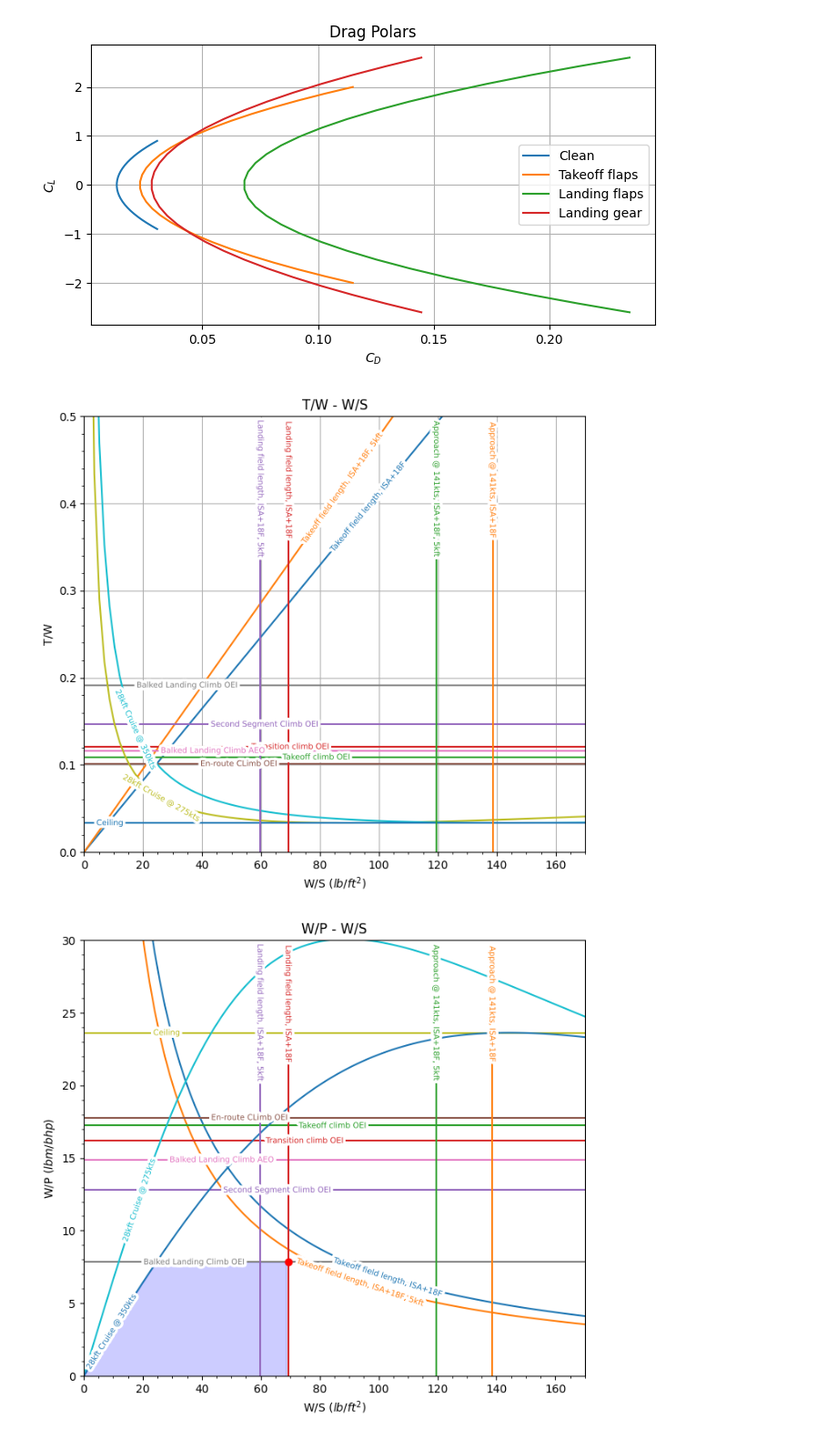
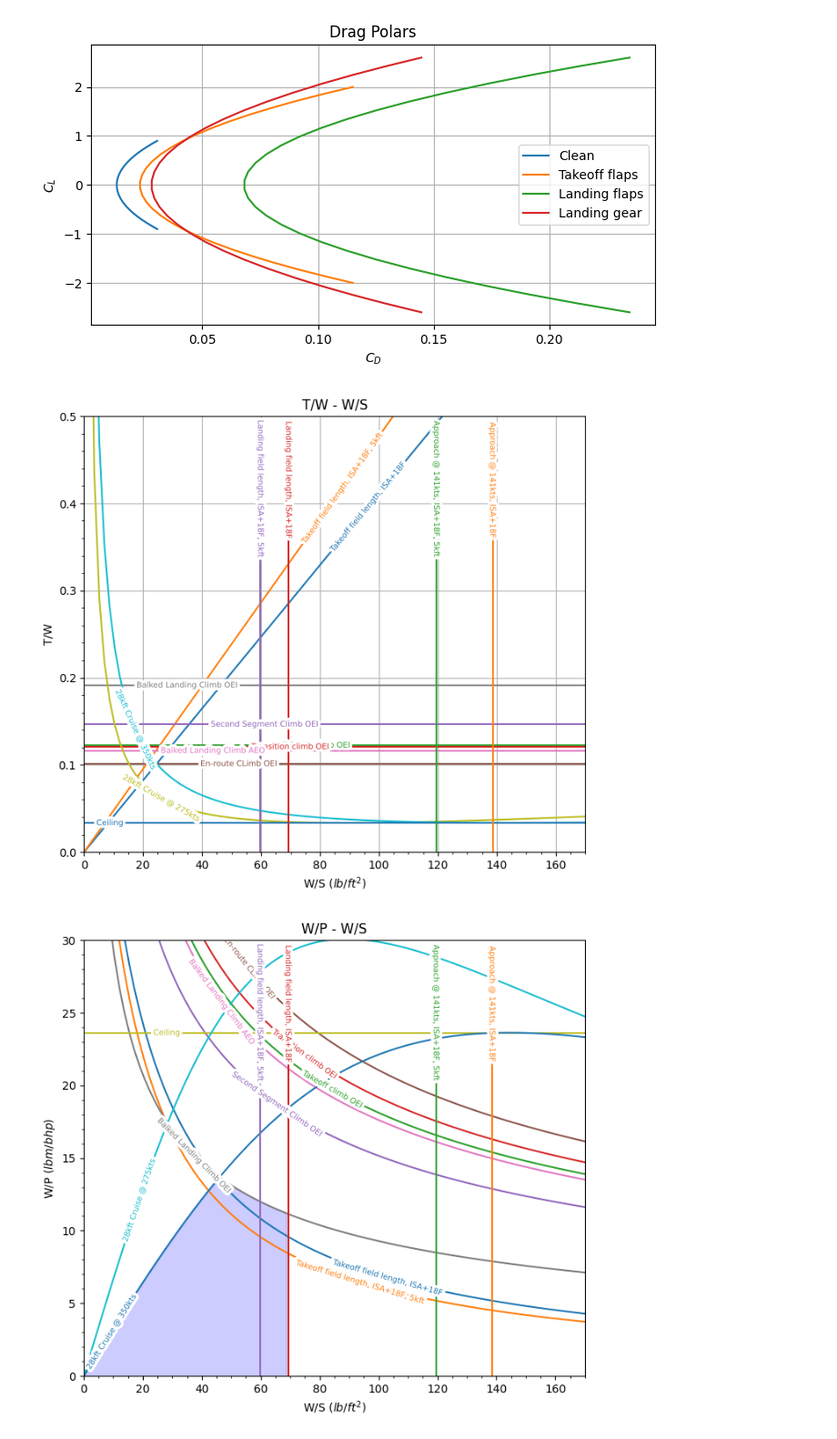
Before and after one commit to jucobee/START, a Jupyter notebook: A4/PowerLoading.ipynb, the cells around one changed output. Shown at 91% size. Cells and saved outputs as stored; diff of their text form; code cells hidden in the pictures.

```diff
--- a/A4/PowerLoading.ipynb
+++ b/A4/PowerLoading.ipynb
@@ -76,20 +76,22 @@ TOP_25 = BFL/37.5
 rho_SLp18F = 0.0024428 # slug/ft3, density at ISA + 18F
 rho_p18F_5kft = 0.002107 # slug/ft3, density at ISA + 18F
 rho_SL = 0.0025332 # slug/ft3, density at ISA
-tw_tofl = ws/((rho_SLp18F/rho_SL)*CL_max_TO*TOP_25)
-wp_tofl = 1/(0.3467*tw_tofl)
+# tw_tofl = ws/((rho_SLp18F/rho_SL)*CL_max_TO*TOP_25)
+# wp_tofl = 1/(0.3467*tw_tofl)
 
-tw_tofl_5kft = ws/((rho_p18F_5kft/rho_SL)*CL_max_TO*TOP_25)
-wp_tofl_5kft = 1/(0.3467*tw_tofl_5kft)
+# tw_tofl_5kft = ws/((rho_p18F_5kft/rho_SL)*CL_max_TO*TOP_25)
+# wp_tofl_5kft = 1/(0.3467*tw_tofl_5kft)
 
-# # military mod
-# s_TOG = BFL*0.6
-# k1=0.0376
-# k2=5.75*(20)**(-1/3)
-# muG=0.025
+# military mod # from roskam
+s_TOG = BFL*0.6
+k1=0.0376
+k2=5.75*(20)**(-1/3)
+muG=0.025
+wp_tofl = k2/((k1*ws/rho_SLp18F/s_TOG+0.72*(c_do + delta_cdo[1]))/CL_max_TO+muG)
+wp_tofl_5kft = k2/((k1*ws/rho_p18F_5kft/s_TOG+0.72*(c_do + delta_cdo[1]))/CL_max_TO+muG)
 # ws_tofl = s_TOG*rho_SLp18F*(CL_max_TO*(k2/wp-muG)-0.72*CD_0_TO)/k1
 # ws_tofl_5kft = s_TOG*rho_p18F_5kft*(CL_max_TO*(k2/wp-muG)-0.72*CD_0_TO)/k1
-# s_land = bfl * 0.6
+
 
 # rho_tot = 0.95  #given during tutorial
 # c_lto = 2.1
@@ -103,6 +105,7 @@ V_so = V_a/1.3
 def tw_climb(n_engines,n_engines_max,k_s,e_v,CL_max,CD_0,G,N):
     return ((n_engines_max/n_engines)*((((k_s**2)/CL_max)*(CD_0))+(CL_max/((k_s**2)*np.pi*e_v*AR))+G))*np.ones(N)
 
+CL_max_L = 3.3
 # TO climb
 n_engines_max = 2
 n_engines = 1
@@ -110,7 +113,8 @@ k_s_TO = 1.2
 G_TO = 0.012
 e_TO = 0.75
 c_lmax_TO = 2.1
-CD_0_TO = c_do
+V_so = np.sqrt((2*ws) / (rho_SL * CL_max_L))
+CD_0_TO = c_do + delta_cdo[1]
 tw_climb_TO = tw_climb(n_engines,n_engines_max,k_s_TO,e_TO,c_lmax_TO,CD_0_TO,G_TO,N)
 wp_climb_TO = 550*eta_p_climb/(tw_climb_TO*V_so*k_s_TO)
 
@@ -275,35 +279,35 @@ plt.plot(ws, wp_climb_BLC_OEI, label='Balked Landing Climb OEI', linestyle='-')
 plt.plot(ws, wp_ceil, label='Ceiling', linestyle='-')
 # plt.plot(ws, wp_maneuver, label='2.5g Maneuver', linestyle='-')
 
 plt.plot(ws, wp_cruise_min, label='28kft Cruise @ 275kts', linestyle='-')
 plt.plot(ws, wp_cruise_target, label='28kft Cruise @ 350kts', linestyle='-')
 
 plt.plot(ws_approach_SLp18[int(N/7):], np.flip(wp)[int(N/7):], label='Approach @ 141kts, ISA+18F', linestyle='-')
 plt.plot(ws_approach_p18_5kft[int(N/6):], np.flip(wp)[int(N/6):], label='Approach @ 141kts, ISA+18F, 5kft', linestyle='-')
 plt.plot(ws_landing_SLp18[int(N/7):], np.flip(wp)[int(N/7):], label='Landing field length, ISA+18F', linestyle='-')
 plt.plot(ws_landing_p18_5kft[int(N/6):], np.flip(wp)[int(N/6):], label='Landing field length, ISA+18F, 5kft', linestyle='-')
 
 # plt.plot(ws, tw_climb, label='Takeoff climb', linestyle='-')
 
 plt.ylim(0, 30), plt.xlim(0, 170)
 # plt.grid()
 plt.minorticks_on()
 labelLines(plt.gca().get_lines(), zorder=2.5,fontsize = 7,xvals=(0,150))
 plt.scatter(ws_landing_SLp18[0],wp_climb_BLC_OEI[0], zorder=5,color='red',label='Design Point')
 
 
 plt.fill_between(
         x= ws,
         y1= np.minimum(wp_cruise_target,wp_climb_BLC_OEI),
         where= (0 < ws)&(ws <= ws_landing_SLp18[0]),
         color= "b",
         alpha= 0.2)
 
 # plt.savefig('A3fig/WP_Plot.svg')
 plt.show()
 # %% [output]
-[figure, old version]
+[figure, new version]
-[figure, old version]
+[figure, new version]
 # %%
 print('Sized Wing Area: {:.3f}ft2, Sized Power: {:.3f}bhp'.format(w_to/ws_landing_SLp18[0], w_to/wp_climb_BLC_OEI[0]))
 
```
Also changed, not shown: parts of 3 cells of this notebook.
